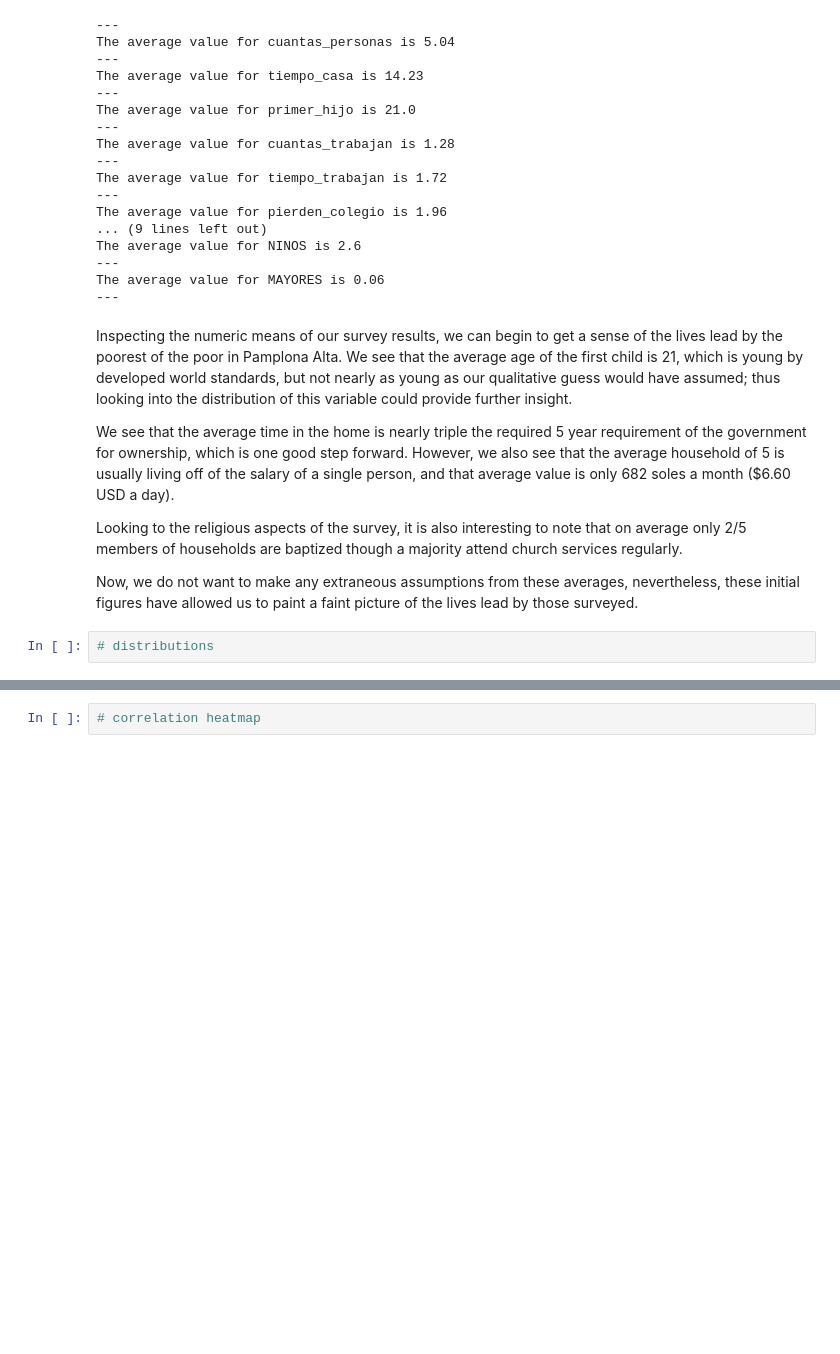
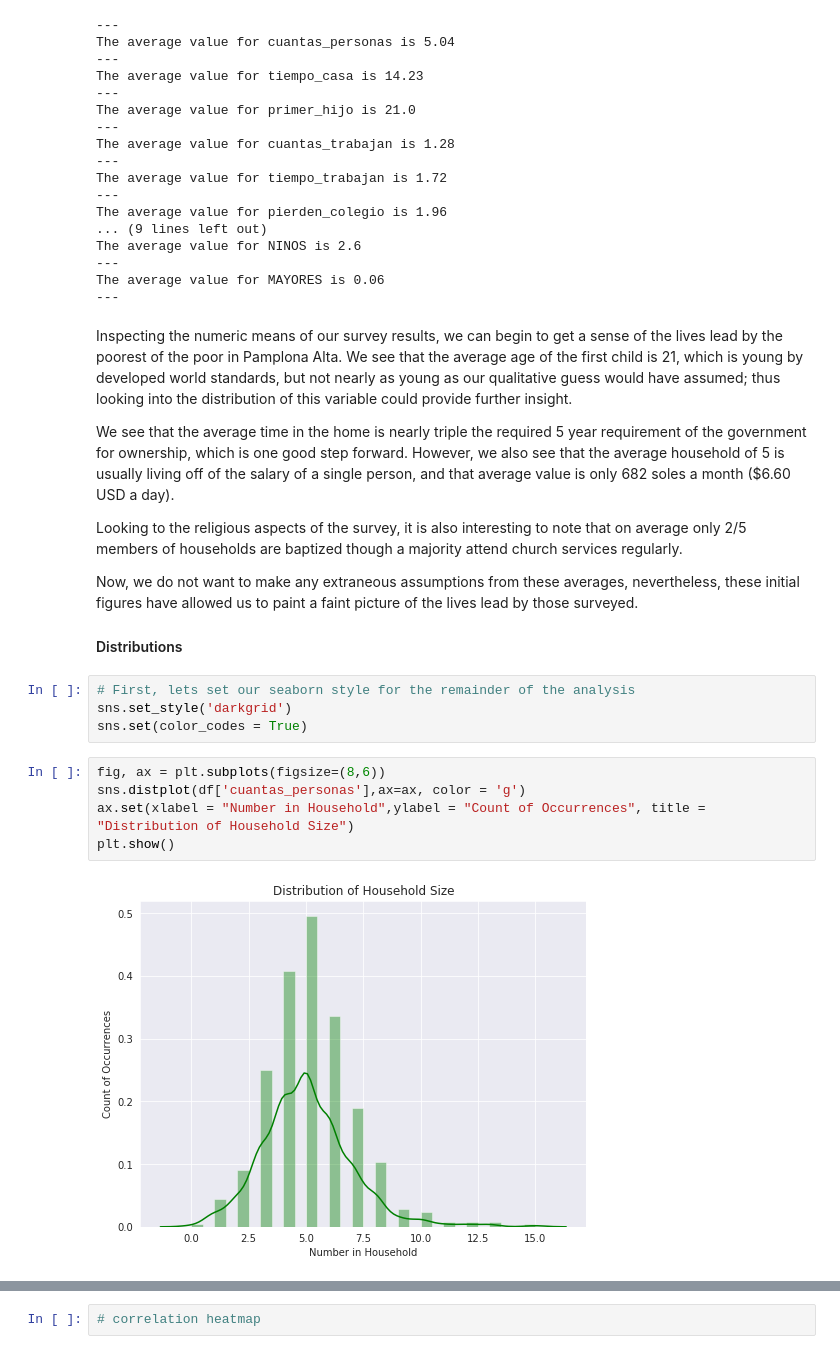
Before and after one commit to showmalley/code_portfolio, a Jupyter notebook: Development Economics/PovertySurveys/Survey Analysis Pamplona Alta 2018.ipynb, the cells around one changed output, grey strips where cells are left out. Saved outputs shown, nothing was run; the diff lists cells and outputs as text; blank space fills up the shorter version.

```diff
--- a/Development Economics/PovertySurveys/Survey Analysis Pamplona Alta 2018.ipynb
+++ b/Development Economics/PovertySurveys/Survey Analysis Pamplona Alta 2018.ipynb
@@ -233,5 +250,16 @@ We see that the average time in the home is nearly triple the required 5 year re
 Looking to the religious aspects of the survey, it is also interesting to note that on average only 2/5 members of households are baptized though a majority attend church services regularly.
 
 Now, we do not want to make any extraneous assumptions from these averages, nevertheless, these initial figures have allowed us to paint a faint picture of the lives lead by those surveyed.
+
+#### Distributions
-# %%
-# distributions
+# %%
+# First, lets set our seaborn style for the remainder of the analysis
+sns.set_style('darkgrid')
+sns.set(color_codes = True)
+# %%
+fig, ax = plt.subplots(figsize=(8,6))
+sns.distplot(df['cuantas_personas'],ax=ax, color = 'g')
+ax.set(xlabel = "Number in Household",ylabel = "Count of Occurrences", title = "Distribution of Household Size")
+plt.show()
+# %% [output]
+[figure, added]
```
Also changed, not shown: parts of 6 cells of this notebook, 1 other file.
